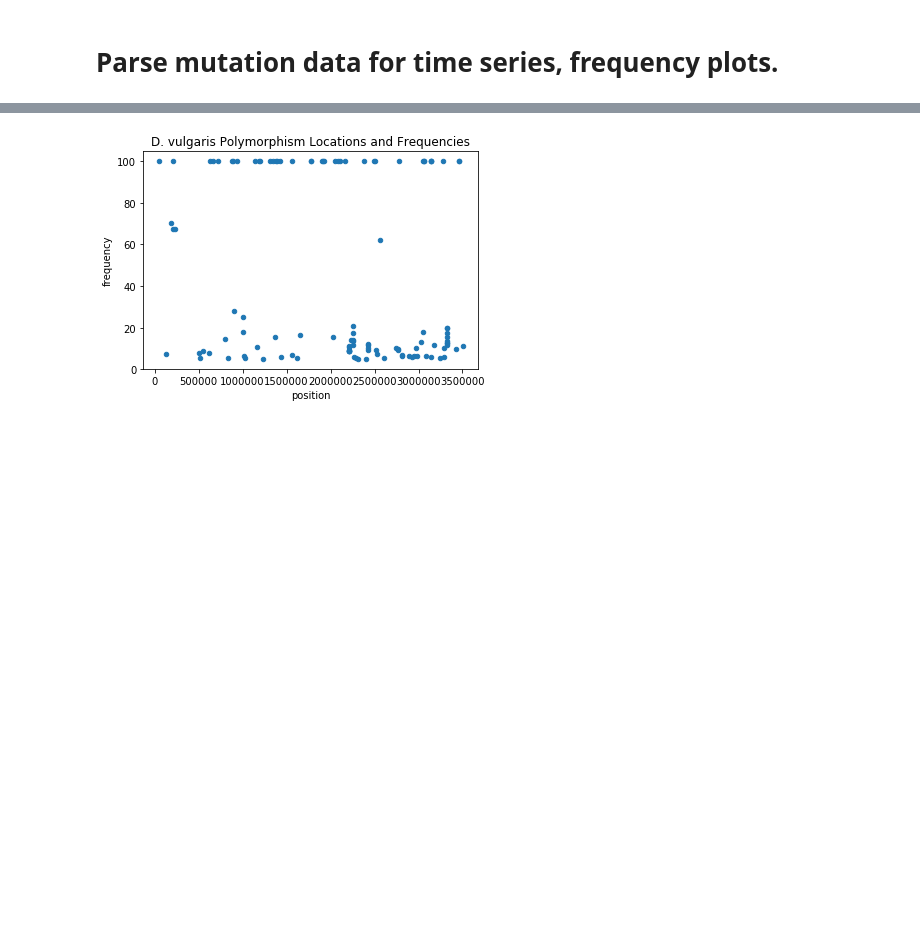
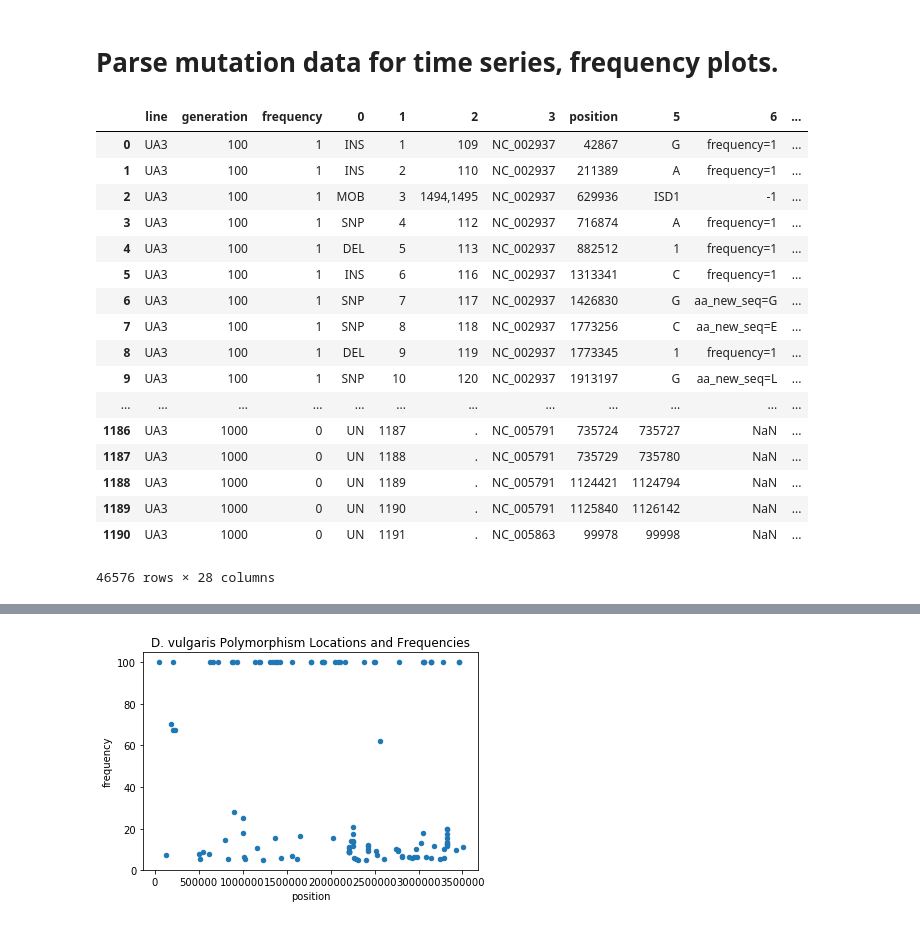
Before and after one commit to yeemey/scriptingProjects, a Jupyter notebook: python/mutationTimeSeries.ipynb, the cells around one changed output, grey strips where cells are left out. Cells and saved outputs as stored; diff of their text form; code cells hidden in the pictures; blank space fills up the shorter version.

```diff
--- a/python/mutationTimeSeries.ipynb
+++ b/python/mutationTimeSeries.ipynb
@@ -1,2 +1,21 @@
 # %% [markdown]
 # Parse mutation data for time series, frequency plots.
+# %%
+import numpy as np
+import pandas as pd
+import re
+UA3_100 = pd.read_table('/Users/ymseah/Documents/sic_UA3-15_breseq/annotated.gd', comment='#', names=range(25))
+UA3_100.insert(0, 'generation', 100)
+UA3_100.insert(1, 'frequency', 0.0)
+UA3_300 = pd.read_table('/Users/ymseah/Documents/sic_UA3.45_breseq/annotated.gd', comment='#', names=range(25))
+UA3_300.insert(0, 'generation', 300)
+UA3_300.insert(1, 'frequency', 0.0)
+UA3_500 = pd.read_table('/Users/ymseah/Documents/sic_UA3-76_breseq/annotated.gd', comment='#', names=range(25))
+UA3_500.insert(0, 'generation', 500)
+UA3_500.insert(1, 'frequency', 0.0)
+UA3_780 = pd.read_table('/Users/ymseah/Documents/sic_UA3.118_breseq/annotated.gd', comment='#', names=range(25))
+UA3_780.insert(0, 'generation', 780)
+UA3_780.insert(1, 'frequency', 0.0)
+UA3_1000 = pd.read_table('/Users/ymseah/Documents/sic_UA3_S2_L001_breseq/output/evidence/annotated.gd', comment='#', names=range(25))
+UA3_1000.insert(0, 'generation', 1000)
+UA3_1000.insert(1, 'frequency', 0.0)
@@ -2,0 +97,23 @@
+# %%
+UA3_df  = pd.concat([UA3_100, UA3_300, UA3_500, UA3_780, UA3_1000])
+UA3_df.insert(0, 'line', 'UA3')
+UA3_df
+# %% [output]
+|  | line | generation | frequency | 0 | 1 | 2 | 3 | position | 5 | 6 | ... |
+| 0 | UA3 | 100 | 1 | INS | 1 | 109 | NC_002937 | 42867 | G | frequency=1 | ... |
+| 1 | UA3 | 100 | 1 | INS | 2 | 110 | NC_002937 | 211389 | A | frequency=1 | ... |
+| 2 | UA3 | 100 | 1 | MOB | 3 | 1494,1495 | NC_002937 | 629936 | ISD1 | -1 | ... |
+| 3 | UA3 | 100 | 1 | SNP | 4 | 112 | NC_002937 | 716874 | A | frequency=1 | ... |
+| 4 | UA3 | 100 | 1 | DEL | 5 | 113 | NC_002937 | 882512 | 1 | frequency=1 | ... |
+| 5 | UA3 | 100 | 1 | INS | 6 | 116 | NC_002937 | 1313341 | C | frequency=1 | ... |
+| 6 | UA3 | 100 | 1 | SNP | 7 | 117 | NC_002937 | 1426830 | G | aa_new_seq=G | ... |
+| 7 | UA3 | 100 | 1 | SNP | 8 | 118 | NC_002937 | 1773256 | C | aa_new_seq=E | ... |
+| 8 | UA3 | 100 | 1 | DEL | 9 | 119 | NC_002937 | 1773345 | 1 | frequency=1 | ... |
+| 9 | UA3 | 100 | 1 | SNP | 10 | 120 | NC_002937 | 1913197 | G | aa_new_seq=L | ... |
+| ... | ... | ... | ... | ... | ... | ... | ... | ... | ... | ... | ... |
+| 1186 | UA3 | 1000 | 0 | UN | 1187 | . | NC_005791 | 735724 | 735727 | NaN | ... |
+| 1187 | UA3 | 1000 | 0 | UN | 1188 | . | NC_005791 | 735729 | 735780 | NaN | ... |
+| 1188 | UA3 | 1000 | 0 | UN | 1189 | . | NC_005791 | 1124421 | 1124794 | NaN | ... |
+| 1189 | UA3 | 1000 | 0 | UN | 1190 | . | NC_005791 | 1125840 | 1126142 | NaN | ... |
+| 1190 | UA3 | 1000 | 0 | UN | 1191 | . | NC_005863 | 99978 | 99998 | NaN | ... |
+46576 rows × 28 columns
```
Also changed, not shown: parts of 10 cells of this notebook.
